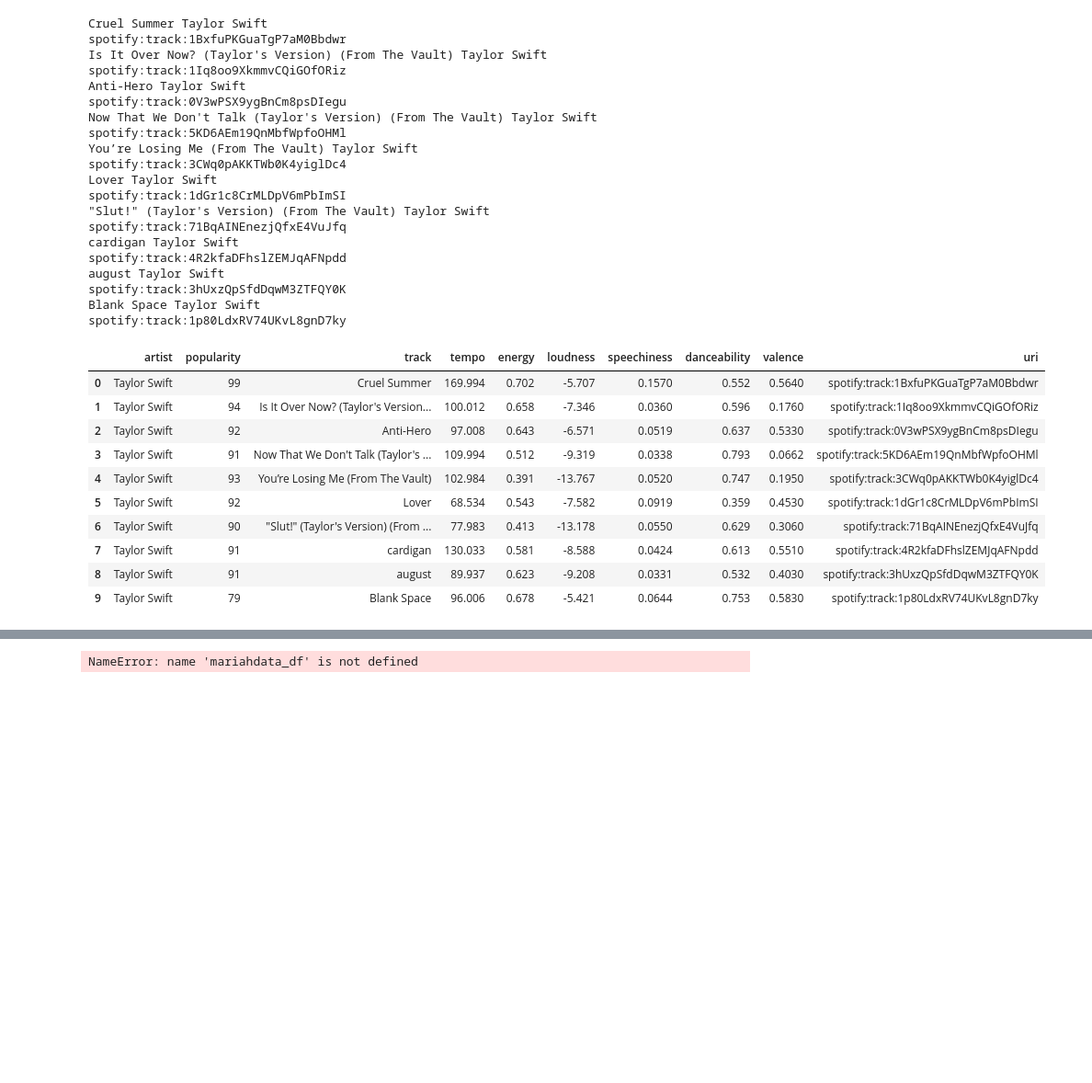
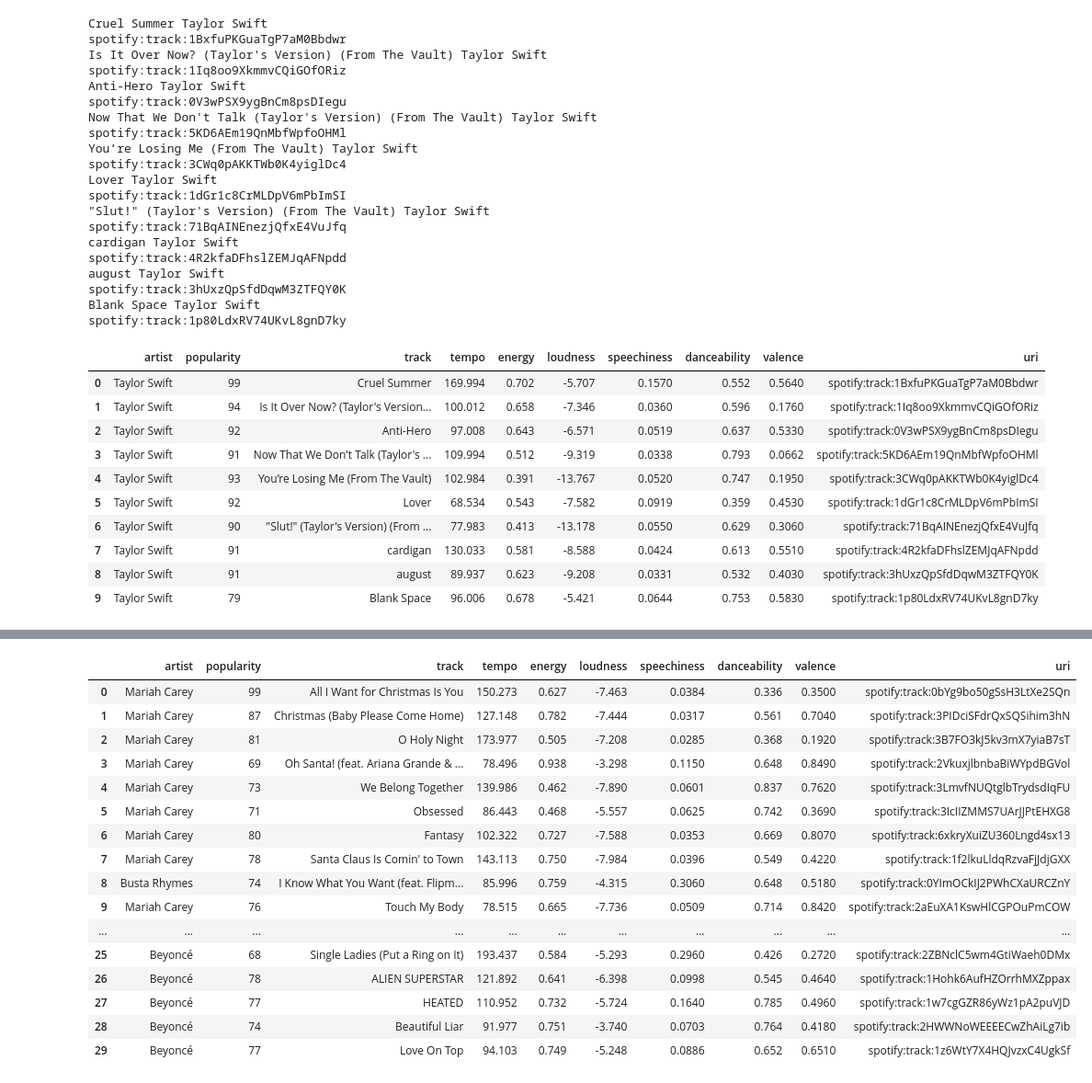
Before and after one commit to Kourtneet/Project_1, a Jupyter notebook: Working Code.ipynb, the cells around one changed output, grey strips where cells are left out. Shown: that part at 92% size. Drawn from its saved outputs; the diff is of its cells as text; code cells hidden in the pictures; blank space fills up the shorter version.

Commit message:
Remove Print URI

```diff
--- a/Working Code.ipynb
+++ b/Working Code.ipynb
@@ -86,9 +86,7 @@ bey_uri='spotify:artist:6vWDO969PvNqNYHIOW5v0m'
 bey_results = sp.artist_top_tracks(bey_uri, country='US')
 for track in bey_results['tracks']:
     print (track['name'], track['artists'][0]['name'])
-    print (track['uri'])
 
-    bey_track_uri.append(track['uri'])
     bey_track_name.append(track['name'])
     bey_track_pop.append(track['popularity'])
     bey_artist_name.append(track['artists'][0]['name'])
@@ -349,6 +347,22 @@ spotify:track:2aEuXA1KswHlCGPOuPmCOW
 # %%
-one_file_song_data  = pd.concat(mariahdata_df, beydata_df, Taydata_df, on=['popularity','uri', 'artist', 'track', 'tempo', 'energy', 'loudness', 'speechiness', 'danceability', 'valence'], ignore_index=True)
-one_file_song_data
+all_artist_df = pd.concat([Mariahdata_df, Taydata_df, beydata_df],ignore_index=True)
+all_artist_df
 # %% [output]
-NameError: name 'mariahdata_df' is not defined
+|  | artist | popularity | track | tempo | energy | loudness | speechiness | danceability | valence | uri |
+| 0 | Mariah Carey | 99 | All I Want for Christmas Is You | 150.273 | 0.627 | -7.463 | 0.0384 | 0.336 | 0.3500 | spotify:track:0bYg9bo50gSsH3LtXe2SQn |
+| 1 | Mariah Carey | 87 | Christmas (Baby Please Come Home) | 127.148 | 0.782 | -7.444 | 0.0317 | 0.561 | 0.7040 | spotify:track:3PIDciSFdrQxSQSihim3hN |
+| 2 | Mariah Carey | 81 | O Holy Night | 173.977 | 0.505 | -7.208 | 0.0285 | 0.368 | 0.1920 | spotify:track:3B7FO3kJ5kv3mX7yiaB7sT |
+| 3 | Mariah Carey | 69 | Oh Santa! (feat. Ariana Grande & ... | 78.496 | 0.938 | -3.298 | 0.1150 | 0.648 | 0.8490 | spotify:track:2VkuxjlbnbaBiWYpdBGVol |
+| 4 | Mariah Carey | 73 | We Belong Together | 139.986 | 0.462 | -7.890 | 0.0601 | 0.837 | 0.7620 | spotify:track:3LmvfNUQtglbTrydsdIqFU |
+| 5 | Mariah Carey | 71 | Obsessed | 86.443 | 0.468 | -5.557 | 0.0625 | 0.742 | 0.3690 | spotify:track:3IcIIZMMS7UArJJPtEHXG8 |
+| 6 | Mariah Carey | 80 | Fantasy | 102.322 | 0.727 | -7.588 | 0.0353 | 0.669 | 0.8070 | spotify:track:6xkryXuiZU360Lngd4sx13 |
+| 7 | Mariah Carey | 78 | Santa Claus Is Comin' to Town | 143.113 | 0.750 | -7.984 | 0.0396 | 0.549 | 0.4220 | spotify:track:1f2lkuLldqRzvaFjJdjGXX |
+| 8 | Busta Rhymes | 74 | I Know What You Want (feat. Flipm... | 85.996 | 0.759 | -4.315 | 0.3060 | 0.648 | 0.5180 | spotify:track:0YImOCkIJ2PWhCXaURCZnY |
+| 9 | Mariah Carey | 76 | Touch My Body | 78.515 | 0.665 | -7.736 | 0.0509 | 0.714 | 0.8420 | spotify:track:2aEuXA1KswHlCGPOuPmCOW |
+| ... | ... | ... | ... | ... | ... | ... | ... | ... | ... | ... |
+| 25 | Beyoncé | 68 | Single Ladies (Put a Ring on It) | 193.437 | 0.584 | -5.293 | 0.2960 | 0.426 | 0.2720 | spotify:track:2ZBNclC5wm4GtiWaeh0DMx |
+| 26 | Beyoncé | 78 | ALIEN SUPERSTAR | 121.892 | 0.641 | -6.398 | 0.0998 | 0.545 | 0.4640 | spotify:track:1Hohk6AufHZOrrhMXZppax |
+| 27 | Beyoncé | 77 | HEATED | 110.952 | 0.732 | -5.724 | 0.1640 | 0.785 | 0.4960 | spotify:track:1w7cgGZR86yWz1pA2puVJD |
+| 28 | Beyoncé | 74 | Beautiful Liar | 91.977 | 0.751 | -3.740 | 0.0703 | 0.764 | 0.4180 | spotify:track:2HWWNoWEEEECwZhAiLg7ib |
+| 29 | Beyoncé | 77 | Love On Top | 94.103 | 0.749 | -5.248 | 0.0886 | 0.652 | 0.6510 | spotify:track:1z6WtY7X4HQJvzxC4UgkSf |
 # %%
```
Also changed, not shown: parts of 3 cells of this notebook.
